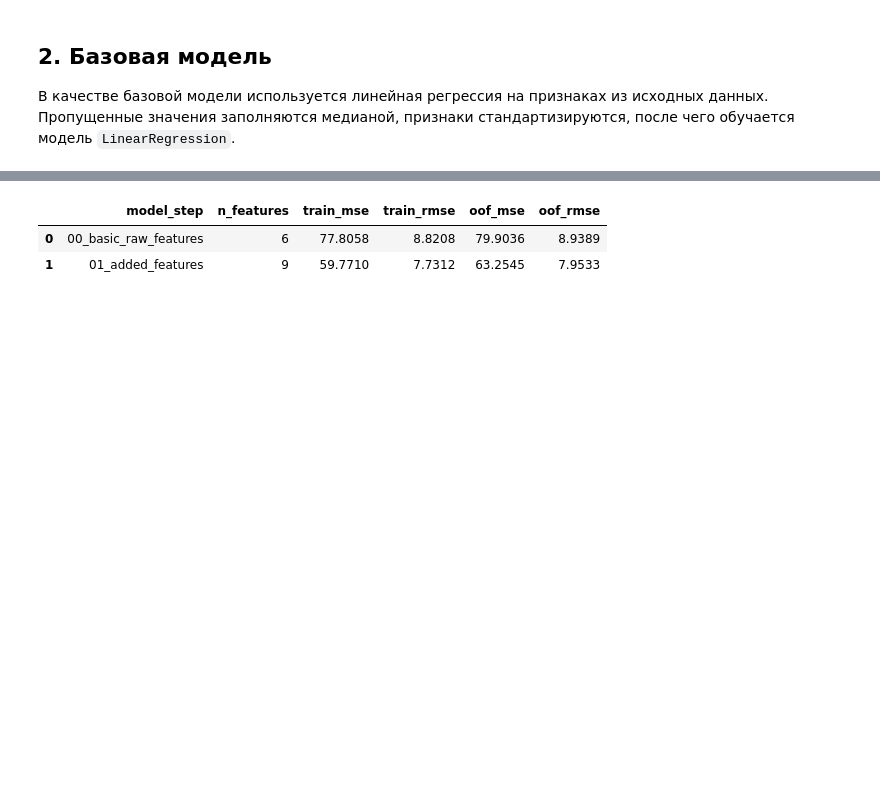
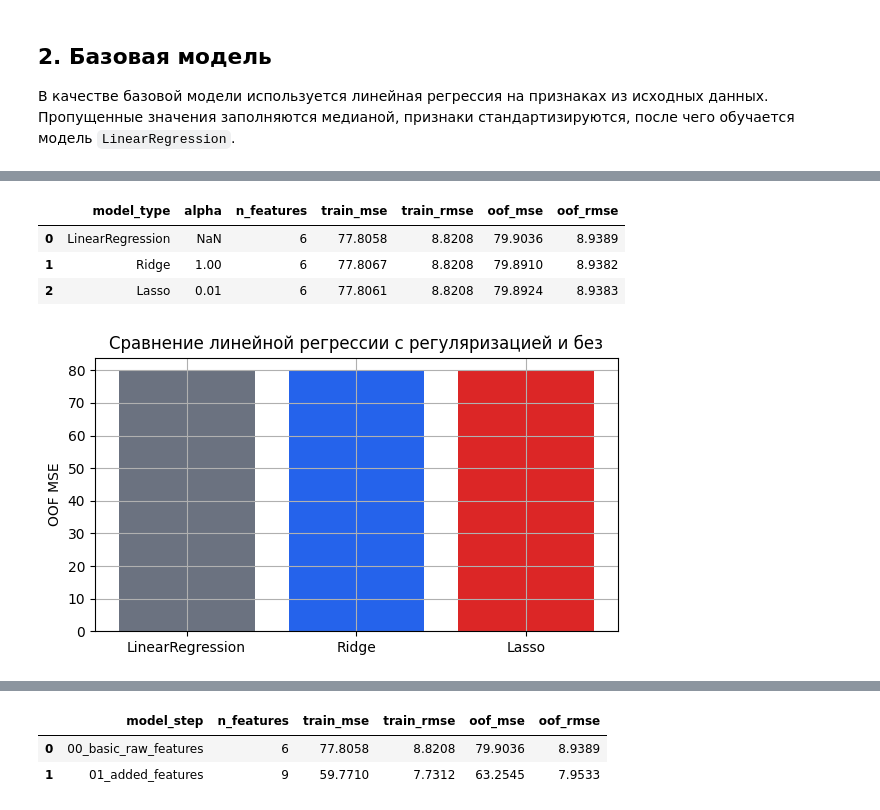
Before and after one commit to PolinaLukianova/AITechnology-4th-Semester, a Jupyter notebook: 1_linear_regression_house_prices/notebooks/linear_regression_model.ipynb, the cells around one changed output, grey strips where cells are left out. Drawn from its saved outputs; the diff is of its cells as text; code cells hidden in the pictures; blank space fills up the shorter version.

```diff
--- a/1_linear_regression_house_prices/notebooks/linear_regression_model.ipynb
+++ b/1_linear_regression_house_prices/notebooks/linear_regression_model.ipynb
@@ -5,10 +5,11 @@ from pathlib import Path
 
 import numpy as np
 import pandas as pd
+import matplotlib.pyplot as plt
 from sklearn.base import clone
 from sklearn.compose import TransformedTargetRegressor
 from sklearn.impute import SimpleImputer
-from sklearn.linear_model import LinearRegression
+from sklearn.linear_model import Lasso, LinearRegression, Ridge
 from sklearn.metrics import mean_squared_error
 from sklearn.model_selection import cross_val_predict
 from sklearn.pipeline import Pipeline
@@ -21,6 +22,7 @@ except ImportError:
         print(value)
 
 pd.set_option("display.max_columns", 60)
+plt.rcParams.update({"figure.figsize": (7, 4), "axes.grid": True})
 
 
 def find_project_dir() -> Path:
@@ -153,0 +170,73 @@ pd.DataFrame([basic_result]).round(4)
+# %%
+def make_model_pipeline(estimator):
+    return Pipeline([
+        ("imputer", SimpleImputer(strategy="median")),
+        ("scaler", StandardScaler()),
+        ("model", estimator),
+    ])
+
+
+regularization_configs = [
+    ("LinearRegression", np.nan, LinearRegression()),
+    ("Ridge", 0.1, Ridge(alpha=0.1)),
+    ("Ridge", 1.0, Ridge(alpha=1.0)),
+    ("Ridge", 10.0, Ridge(alpha=10.0)),
+    ("Ridge", 100.0, Ridge(alpha=100.0)),
+    ("Lasso", 0.001, Lasso(alpha=0.001, max_iter=50000)),
+    ("Lasso", 0.01, Lasso(alpha=0.01, max_iter=50000)),
+    ("Lasso", 0.1, Lasso(alpha=0.1, max_iter=50000)),
+    ("Lasso", 1.0, Lasso(alpha=1.0, max_iter=50000)),
+]
+
+regularization_rows = []
+
+for model_type, alpha, estimator in regularization_configs:
+    result = evaluate_model(
+        model_type,
+        make_model_pipeline(estimator),
+        train[BASIC_FEATURES],
+        y_train,
+    )
+    regularization_rows.append({
+        "model_type": model_type,
+        "alpha": alpha,
+        "n_features": result["n_features"],
+        "train_mse": result["train_mse"],
+        "train_rmse": result["train_rmse"],
+        "oof_mse": result["oof_mse"],
+        "oof_rmse": result["oof_rmse"],
+    })
+
+regularization_results = pd.DataFrame(regularization_rows)
+regularization_comparison = (
+    regularization_results
+    .sort_values("oof_mse")
+    .groupby("model_type", as_index=False)
+    .first()
+)
+regularization_comparison["model_type"] = pd.Categorical(
+    regularization_comparison["model_type"],
+    categories=["LinearRegression", "Ridge", "Lasso"],
+    ordered=True,
+)
+regularization_comparison = regularization_comparison.sort_values("model_type").reset_index(drop=True)
+
+display(regularization_comparison.round(4))
+# %% [output]
+|  | model_type | alpha | n_features | train_mse | train_rmse | oof_mse | oof_rmse |
+| 0 | LinearRegression | NaN | 6 | 77.8058 | 8.8208 | 79.9036 | 8.9389 |
+| 1 | Ridge | 1.00 | 6 | 77.8067 | 8.8208 | 79.8910 | 8.9382 |
+| 2 | Lasso | 0.01 | 6 | 77.8061 | 8.8208 | 79.8924 | 8.9383 |
+# %%
+fig, ax = plt.subplots(figsize=(6, 3.5))
+ax.bar(
+    regularization_comparison["model_type"].astype(str),
+    regularization_comparison["oof_mse"],
+    color=["#6b7280", "#2563eb", "#dc2626"],
+)
+ax.set_title("Сравнение линейной регрессии с регуляризацией и без")
+ax.set_ylabel("OOF MSE")
+plt.tight_layout()
+plt.show()
+# %% [output]
+[figure, added]
```
Also changed, not shown: parts of 23 cells of this notebook.
